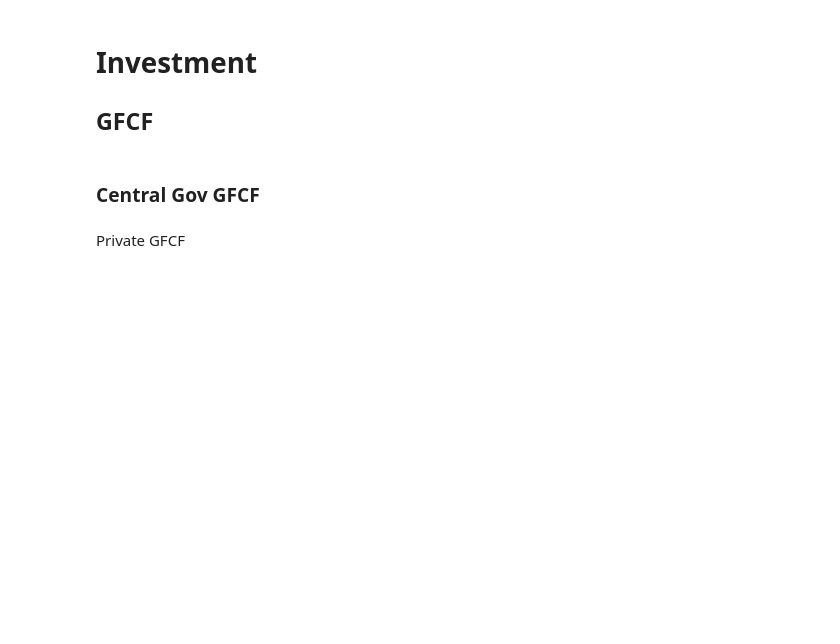
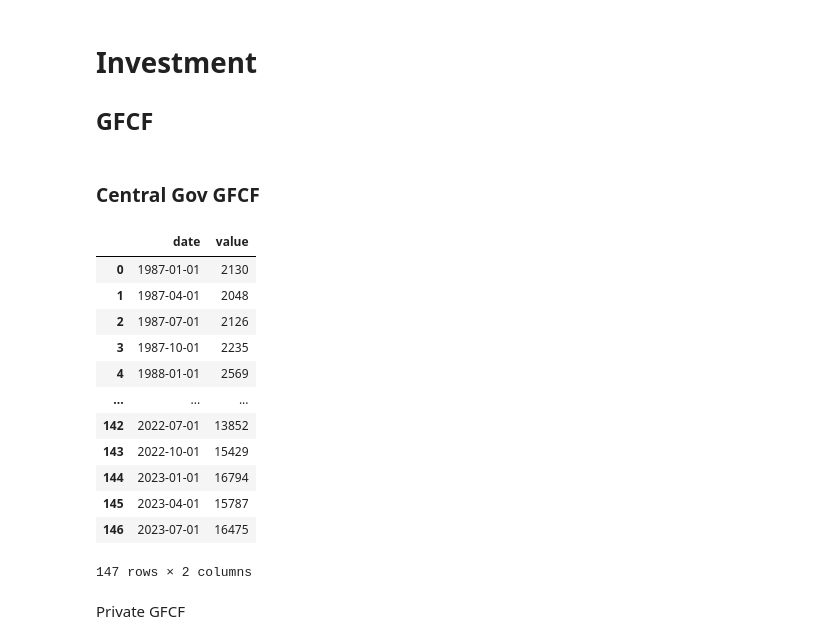
Before and after one commit to FM-ds/GrowthDiagnostics, a Jupyter notebook: Data_Sourcing_Test.ipynb, the cells around one changed output. Drawn from its saved outputs; the diff is of its cells as text; code cells hidden in the pictures; blank space fills up the shorter version.

```diff
--- a/Data_Sourcing_Test.ipynb
+++ b/Data_Sourcing_Test.ipynb
@@ -110,7 +110,24 @@ clean_ons_series(dataset_id, timeseries_id, parse_quarters, 'quarters').to_csv("
 timeseries_id = 'RNCZ'
 dataset_id = 'UKEA'
 
-clean_ons_series(dataset_id, timeseries_id, parse_quarters, 'quarters').to_csv("cached_data/investment/central_gov_gfcf.csv", index=False)
+gov_gfcf = clean_ons_series(dataset_id, timeseries_id, parse_quarters, 'quarters')
+gov_gfcf.to_csv("cached_data/investment/central_gov_gfcf.csv", index=False)
+# %%
+gov_gfcf
+# %% [output]
+|  | date | value |
+| 0 | 1987-01-01 | 2130 |
+| 1 | 1987-04-01 | 2048 |
+| 2 | 1987-07-01 | 2126 |
+| 3 | 1987-10-01 | 2235 |
+| 4 | 1988-01-01 | 2569 |
+| ... | ... | ... |
+| 142 | 2022-07-01 | 13852 |
+| 143 | 2022-10-01 | 15429 |
+| 144 | 2023-01-01 | 16794 |
+| 145 | 2023-04-01 | 15787 |
+| 146 | 2023-07-01 | 16475 |
+147 rows × 2 columns
 # %% [markdown]
 Private GFCF
 # %%
```
Also changed, not shown: parts of 5 cells of this notebook, 6 other files.
